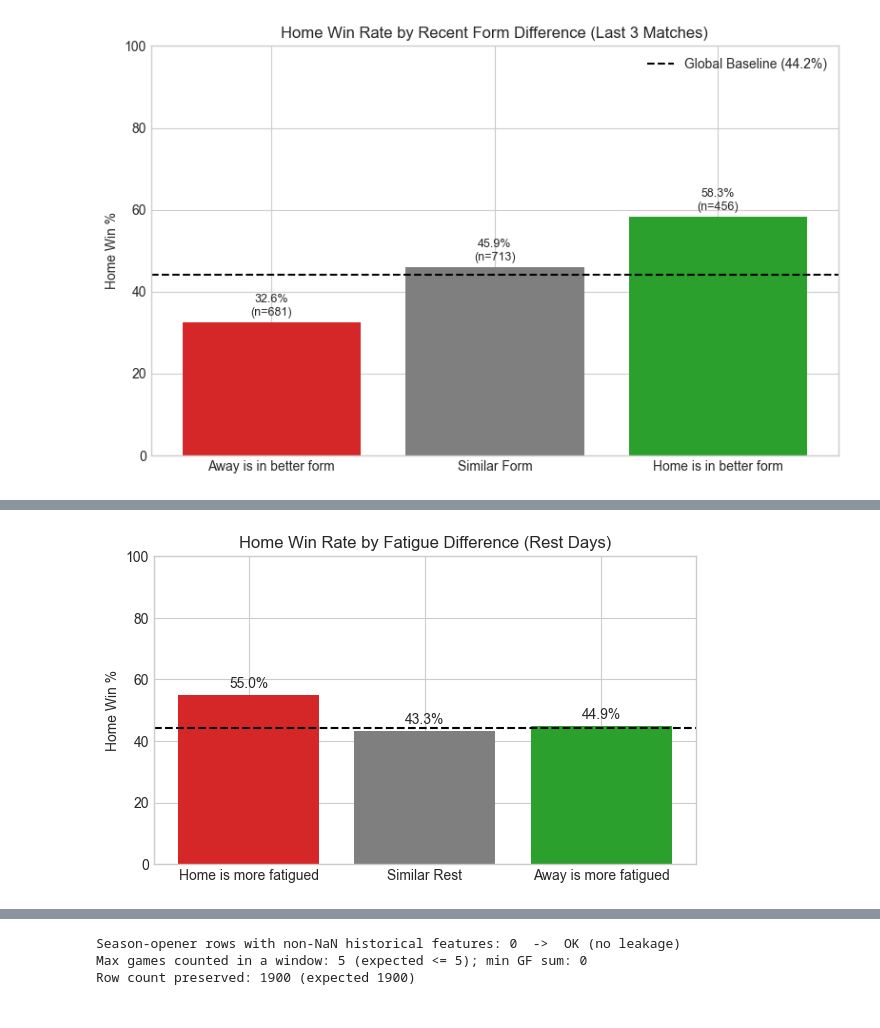
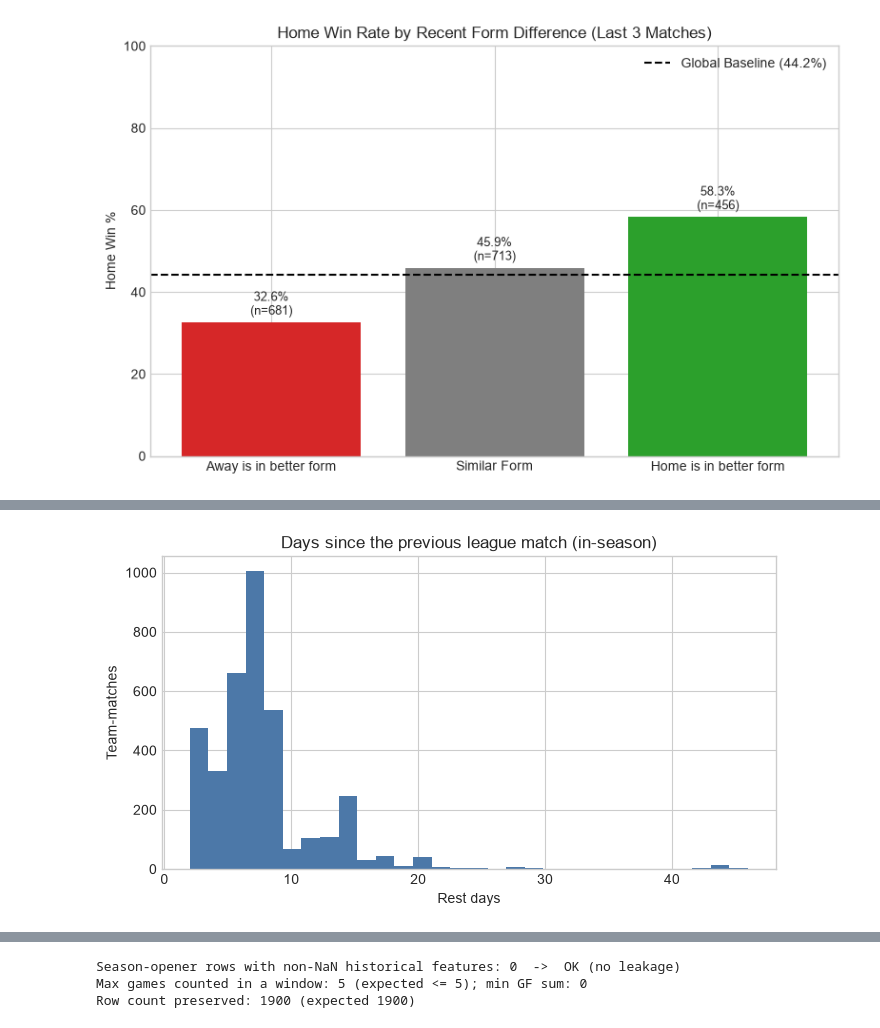
Before and after one commit to errodd/premier_league_football_predictor, a Jupyter notebook: notebooks/EDA.ipynb, the cells around one changed output, grey strips where cells are left out. Saved outputs shown, nothing was run; the diff lists cells and outputs as text; code cells hidden in the pictures.

```diff
--- a/notebooks/EDA.ipynb
+++ b/notebooks/EDA.ipynb
@@ -1267,7 +1272,7 @@ for idx, kind in enumerate(["Home", "Draw", "Away"]):
             if not np.isnan(v):
                 ax.text(j, i, f"{v:.3f}", ha="center", va="center", fontsize=6)
     fig.colorbar(im, ax=ax, shrink=0.8)
-    ax.set_title(f"Spearman correlation — {kind} odds (15 bookmakers)")
+    ax.set_title(f"Spearman correlation â€” {kind} odds (15 bookmakers)")
     plt.tight_layout()
     plt.show()
 # %% [output]
@@ -1966,60 +2057,52 @@ Next, we evaluate whether the number of rest days between matches impacts the ou
 # %%
-# 1. Calculate Rest Days WITHIN each season using the already sorted team_matches dataframe.
-# We group by ['Team', 'Season'] so that .diff() measures the gap between consecutive
-# matches inside the same season. This isolates true fixture congestion (the 3-7 day cycle
-# between league games) and keeps the ~3-month off-season break -- a different phenomenon --
-# out of the feature.
-team_matches['RestDays'] = team_matches.groupby(['Team', 'Season'])['Date_dt'].diff().dt.days
+# 1. Rest days come from the shared helper (only its RestDays slice here).
+premier_df = build_team_history(premier_df, cols=["RestDays"])
 
-# The first match of each team in each season has no prior in-season fixture, so RestDays
-# stays NaN (unknown / not-applicable). This makes the missing-value semantics exact:
-# NaN == first match of each team in each season (20 teams x 5 seasons = 100 rows),
-# consistent with how RecentPts is handled in 7.1. We intentionally avoid constant
-# imputation, since a fresh pre-season is not equivalent to any fixed number of rest days.
+# The helper leaves the season opener as NaN by design; report the real counts
+# instead of asserting a fixed number.
+_n_open = premier_df["Diff_RestDays"].isna().sum()
+print(f"Opening-round matches with undefined Rest_Diff: {_n_open} of {len(premier_df)}")
 
-# 2. Merge back into the main DataFrame.
-# Drop engineered columns first so this cell is safely re-runnable.
-premier_df = premier_df.drop(columns=['HomeRestDays', 'AwayRestDays', 'Rest_Diff'], errors='ignore')
+# --- Evidence 1: distribution of in-season rest days -------------------------
+_rest = pd.concat([premier_df["Home_RestDays"], premier_df["Away_RestDays"]]).dropna()
+fig, ax = plt.subplots(figsize=(7, 4))
+ax.hist(_rest, bins=30, color="#4C78A8")
+ax.set(title="Days since the previous league match (in-season)",
+       xlabel="Rest days", ylabel="Team-matches")
+print("In-season rest-day distribution (per team-match):")
+print(_rest.describe().round(1).to_string())
+_long = int((_rest > 14).sum())
+print(f"Team-matches with more than 14 days since the previous league game: {_long}")
+print("Note: the dataset only contains league fixtures, so midweek cup/European")
+print("games are invisible; long gaps may also reflect the mid-2022 World Cup break.")
+plt.tight_layout()
+plt.show()
 
-# The merge key includes 'Season' (as in 7.1) so each match row maps to exactly one
-# team-rest row, keyed by season, date and team.
-home_rest = team_matches[team_matches['is_home'] == True][['Season', 'Date_dt', 'Team', 'RestDays']]
-away_rest = team_matches[team_matches['is_home'] == False][['Season', 'Date_dt', 'Team', 'RestDays']]
-
-premier_df = premier_df.merge(
-    home_rest.rename(columns={'Team': 'HomeTeam', 'RestDays': 'HomeRestDays'}),
-    on=['Season', 'Date_dt', 'HomeTeam'], how='left', validate='m:1')
-premier_df = premier_df.merge(
-    away_rest.rename(columns={'Team': 'AwayTeam', 'RestDays': 'AwayRestDays'}),
-    on=['Season', 'Date_dt', 'AwayTeam'], how='left', validate='m:1')
-
-# 3. Calculate Rest Difference (defined only when BOTH teams have a valid within-season
-# previous match; season openers remain NaN and are naturally excluded below).
-premier_df['Rest_Diff'] = premier_df['HomeRestDays'] - premier_df['AwayRestDays']
-
-# --- Plotting the Evidence ---
-fatigue_analysis = premier_df.dropna(subset=['Rest_Diff']).copy()
-fatigue_analysis['HomeWin'] = fatigue_analysis['FTR'].eq('H').astype(int)
-
-# Cap extreme rest differences to focus on normal congested fixtures
-fatigue_analysis['Rest_Diff_Capped'] = fatigue_analysis['Rest_Diff'].clip(lower=-7, upper=7)
-
-fatigue_analysis['Fatigue_Category'] = pd.cut(
-    fatigue_analysis['Rest_Diff_Capped'],
+# --- Evidence 2: home win rate by difference in rest days --------------------
+fatigue_analysis = premier_df.dropna(subset=["Diff_RestDays"]).copy()
+fatigue_analysis["HomeWin"] = fatigue_analysis["FTR"].eq("H").astype(int)
+fatigue_analysis["Rest_Diff_Capped"] = fatigue_analysis["Diff_RestDays"].clip(lower=-7, upper=7)
+fatigue_analysis["Fatigue_Category"] = pd.cut(
+    fatigue_analysis["Rest_Diff_Capped"],
     bins=[-8, -3, 2, 8],
-    labels=['Home is more fatigued', 'Similar Rest', 'Away is more fatigued']
+    labels=["Home is more fatigued", "Similar Rest", "Away is more fatigued"],
 )
-
-fatigue_summary = fatigue_analysis.groupby('Fatigue_Category', observed=True).agg(
-    Home_Win_Rate=('HomeWin', lambda x: x.mean() * 100)
+fatigue_summary = fatigue_analysis.groupby("Fatigue_Category", observed=True).agg(
+    Total_Matches=("HomeWin", "size"),
+    Home_Win_Rate=("HomeWin", lambda x: x.mean() * 100),
 ).round(1)
+display(fatigue_summary)
 
 fig, ax = plt.subplots(figsize=(7, 4))
-bars = ax.bar(fatigue_summary.index, fatigue_summary['Home_Win_Rate'], color=['#D62728', '#7F7F7F', '#2CA02C'])
-ax.set(title='Home Win Rate by Fatigue Difference (Rest Days)', ylabel='Home Win %', ylim=(0, 100))
-ax.axhline(44.2, color='black', linestyle='--', label='Global Baseline (44.2%)')
-for container in ax.containers: ax.bar_label(container, fmt='%.1f%%', padding=3, size=10)
-#ax.legend()
-#plt.tight_layout()
-#plt.show()
+bars = ax.bar(fatigue_summary.index, fatigue_summary["Home_Win_Rate"],
+              color=["#D62728", "#7F7F7F", "#2CA02C"])
+ax.set(title="Home Win Rate by difference in rest days",
+       ylabel="Home Win %", ylim=(0, 100))
+ax.axhline(44.2, color="black", linestyle="--", label="Global Baseline (44.2%)")
+_labels = [f"{r:.1f}%\n(n={int(n)})"
+           for r, n in zip(fatigue_summary["Home_Win_Rate"], fatigue_summary["Total_Matches"])]
+ax.bar_label(bars, labels=_labels, padding=3, size=9)
+ax.legend()
+plt.tight_layout()
+plt.show()
 # %% [output]
@@ -2026 +2122 @@ for container in ax.containers: ax.bar_label(container, fmt='%.1f%%', padding=3,
-[figure, old version]
+[figure, new version]
```
Also changed, not shown: parts of 55 cells of this notebook, 1 other file.
